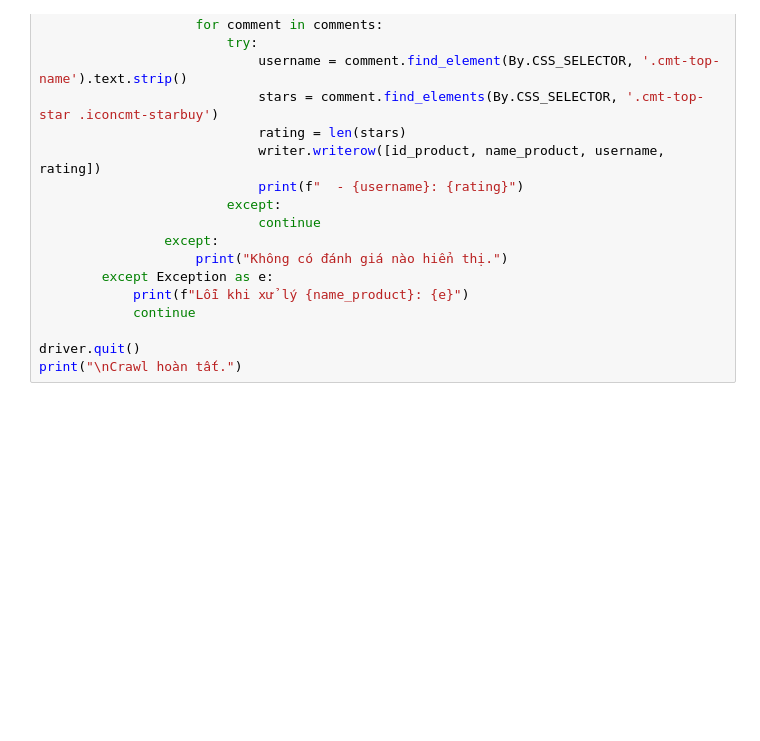
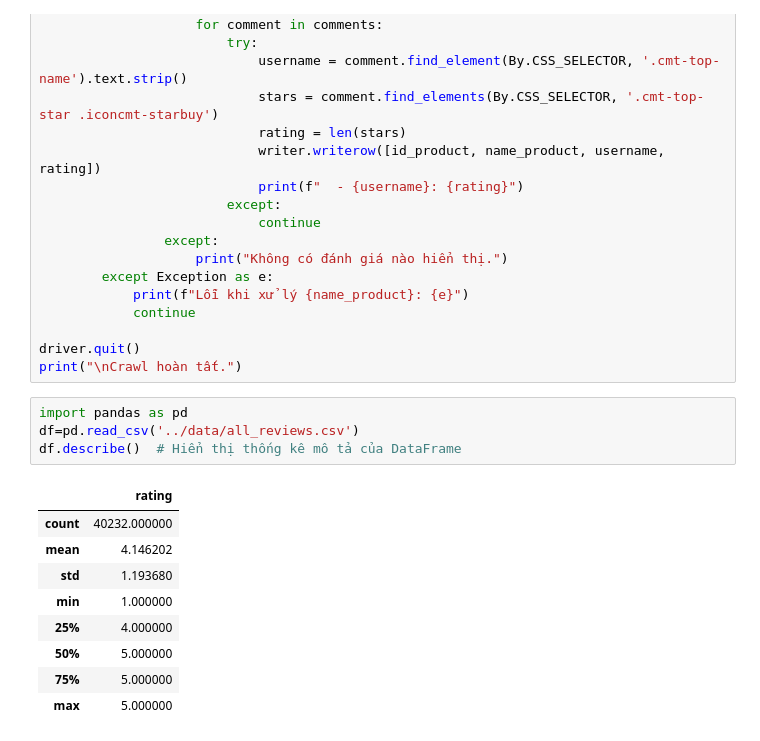
Before and after one commit to Winder510/Recommend-System, a Jupyter notebook: crawl_data/crawl_rating.ipynb, the cells around one changed output. Cells and saved outputs as stored; diff of their text form; blank space fills up the shorter version.

```diff
--- a/crawl_data/crawl_rating.ipynb
+++ b/crawl_data/crawl_rating.ipynb
@@ -2725,3 +2725,17 @@ with open('tai-nghe-chup-tai_reviews.csv', mode='w', newline='', encoding='utf-8
 
 driver.quit()
 print("\nCrawl hoàn tất.")
+# %%
+import pandas as pd
+df=pd.read_csv('../data/all_reviews.csv')
+df.describe()  # Hiển thị thống kê mô tả của DataFrame
+# %% [output]
+|  | rating |
+| count | 40232.000000 |
+| mean | 4.146202 |
+| std | 1.193680 |
+| min | 1.000000 |
+| 25% | 4.000000 |
+| 50% | 5.000000 |
+| 75% | 5.000000 |
+| max | 5.000000 |
```
Also changed, not shown: parts of 2 cells of this notebook, 10 other files.
